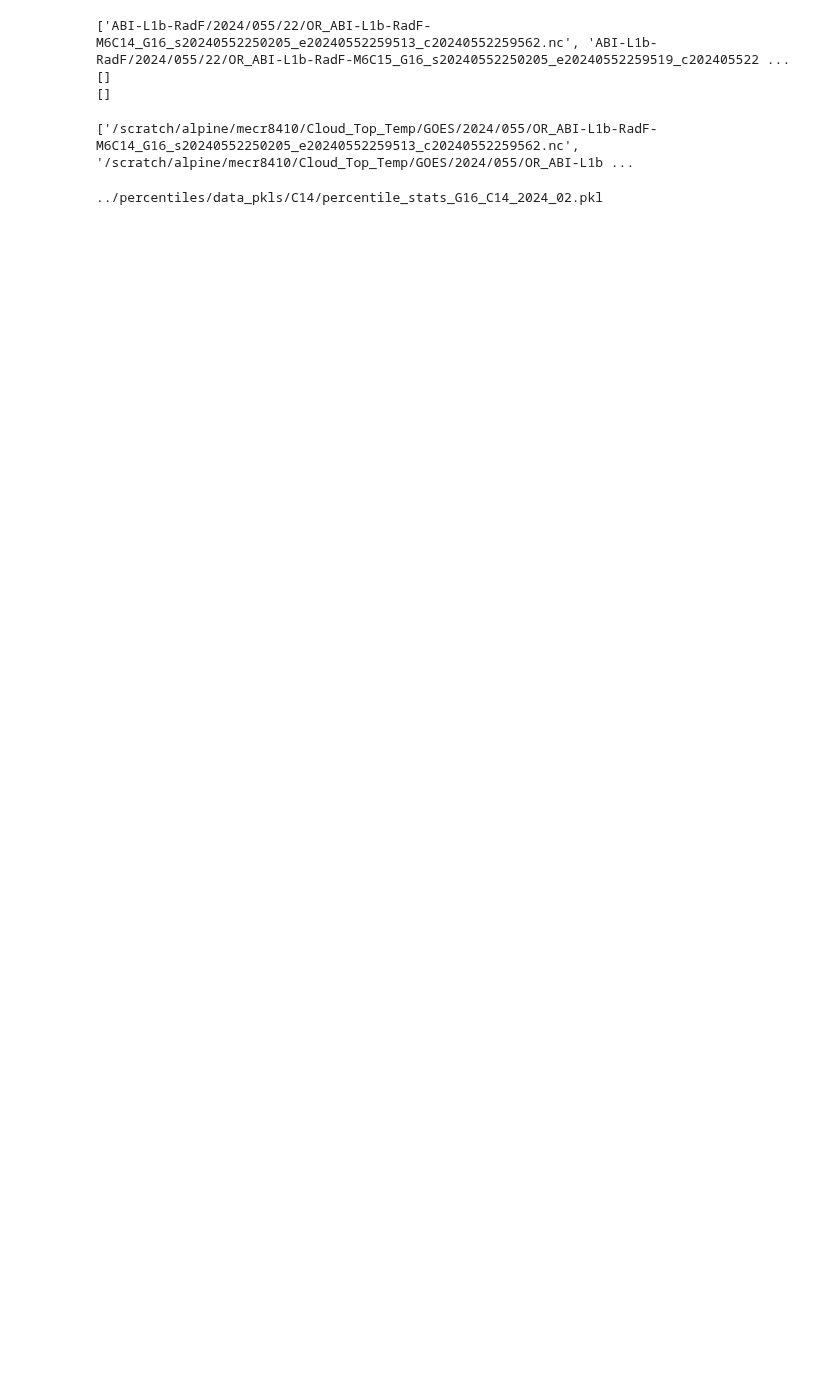
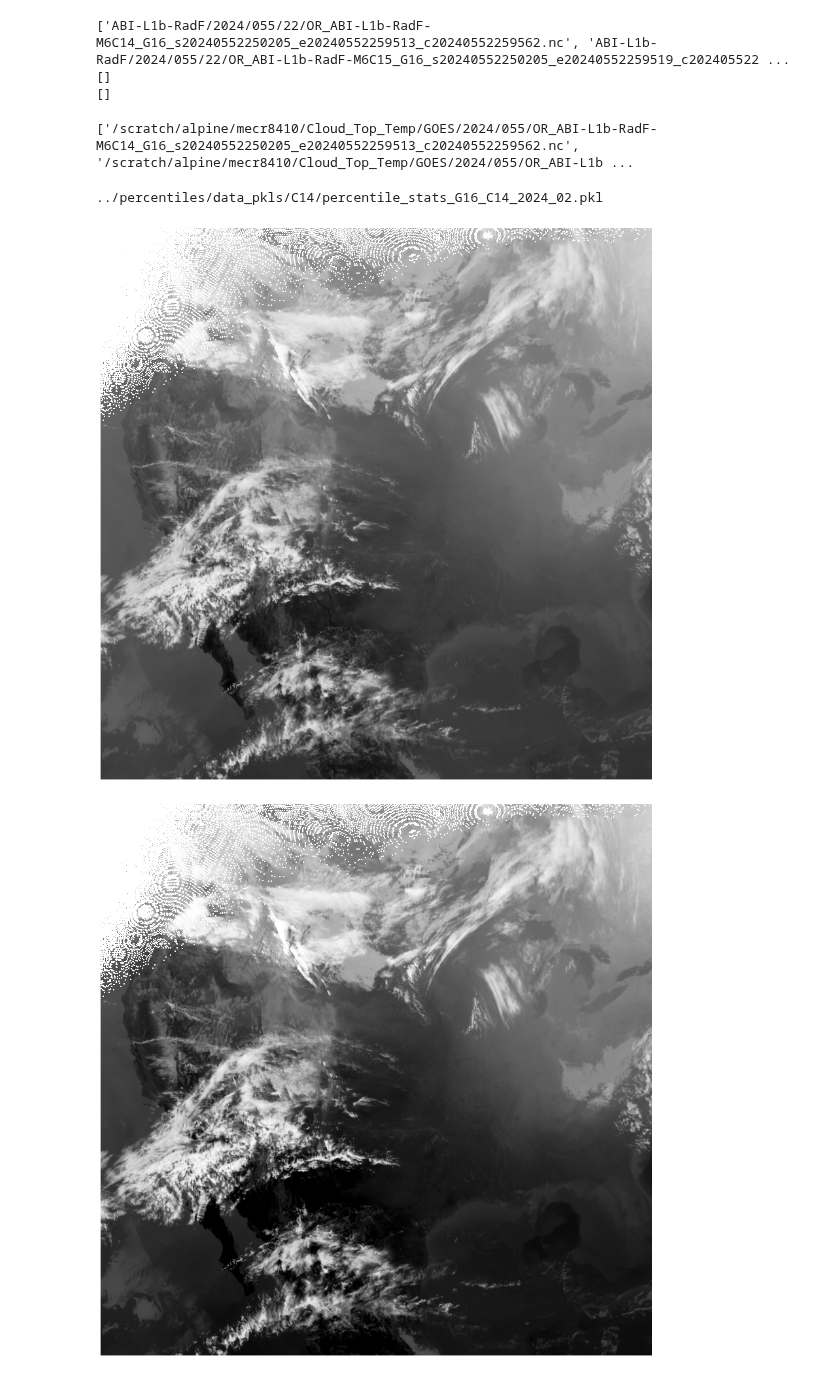
Before and after one commit to reykoki/Cloud_Top_Temp, a Jupyter notebook: create_data/Visualize.ipynb, the cells around one changed output. Saved outputs shown, nothing was run; the diff lists cells and outputs as text; code cells hidden in the pictures; blank space fills up the shorter version.

```diff
--- a/create_data/Visualize.ipynb
+++ b/create_data/Visualize.ipynb
@@ -119,4 +119,11 @@ def plot_CONUS(data, crs, name):
     fig.tight_layout()
     #plt.savefig('{}.png'.format(name))
     plt.show()
+# %%
+crs = get_lcc_proj()
+plot_CONUS(C14, crs, 'C14')
+plot_CONUS(C14_scale, crs, 'C14_scale')
+# %% [output]
+[figure, added]
+[figure, added]
 # %%
```
Also changed, not shown: parts of 3 cells of this notebook.
